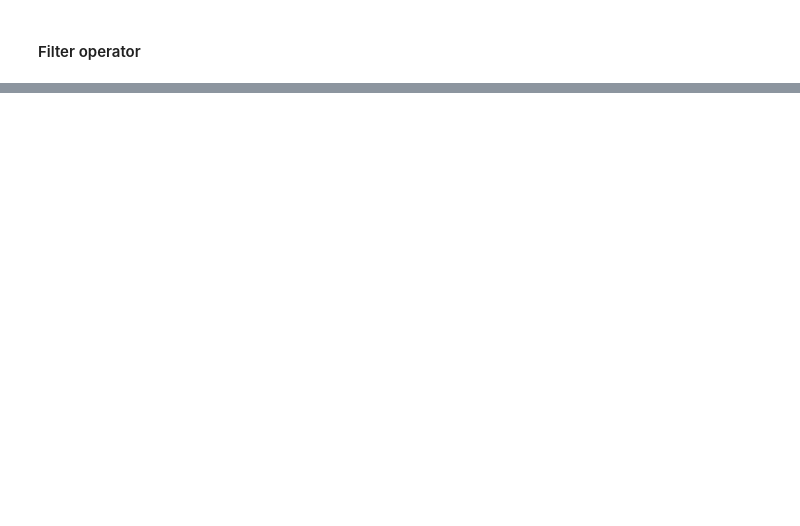
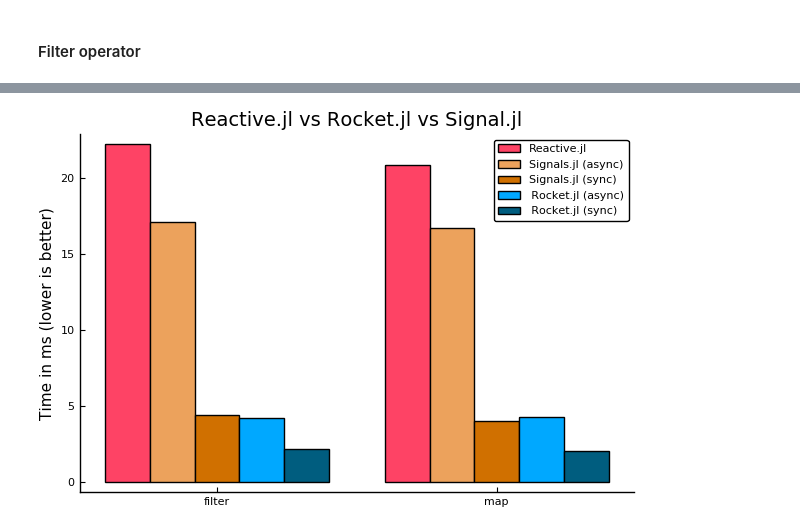
Before and after one commit to ReactiveBayes/Rocket.jl, a Jupyter notebook: demo/04_performance_comparison.ipynb, the cells around one changed output, grey strips where cells are left out. Drawn from its saved outputs; the diff is of its cells as text; code cells hidden in the pictures; blank space fills up the shorter version.

Commit message:
Improve plots in the performance comparison demo notebook

```diff
--- a/demo/04_performance_comparison.ipynb
+++ b/demo/04_performance_comparison.ipynb
@@ -155,15 +153,20 @@ using StatsPlots
+# %%
+using StatsPlots ; pyplot(grid=:false) ; c = palette(:dark)
+c1=c[1] ; c2=c[2] ; c3=c[15] ; c4=c[5] ; c5=c[4];
 # %%
 mn = [
     time(bmap1), time(bfilter1),
+    time(bmap2), time(bfilter2),
+    time(bmap3), time(bfilter3),
     time(bmap4), time(bfilter4),
     time(bmap5), time(bfilter5),
-    time(bmap2), time(bfilter2),
-    time(bmap3), time(bfilter3)
-]
-sx = repeat(["Reactive.jl", "Rocket.jl (async)", "Rocket.jl (sync)", "Signals.jl (async)", "Signals.jl (sync)"], inner = 2)
+] ./ 1e6
+sx = repeat(["Reactive.jl", "Signals.jl (async)", "Signals.jl (sync)", " Rocket.jl (async)", " Rocket.jl (sync)"], inner = 2)
 nam = repeat([ "map", "filter" ], outer = 5)
 
-groupedbar(nam, mn, group = sx, ylabel = "Time (lower is better)", title = "Time by operator and library")
+groupedbar(nam, mn, group = sx, ylabel = "Time in ms (lower is better)", title = "Reactive.jl vs Rocket.jl vs Signal.jl", color=[c1 c2 c3 c4 c5])
+# %% [output]
+[figure, added]
 # %%
 sx = repeat(["Reactive.jl", "Rocket.jl (async)", "Rocket.jl (sync)"], inner = 2)
 nam = repeat([ "map", "filter" ], outer = 3)
```
Also changed, not shown: parts of 6 cells of this notebook, 2 other files.
